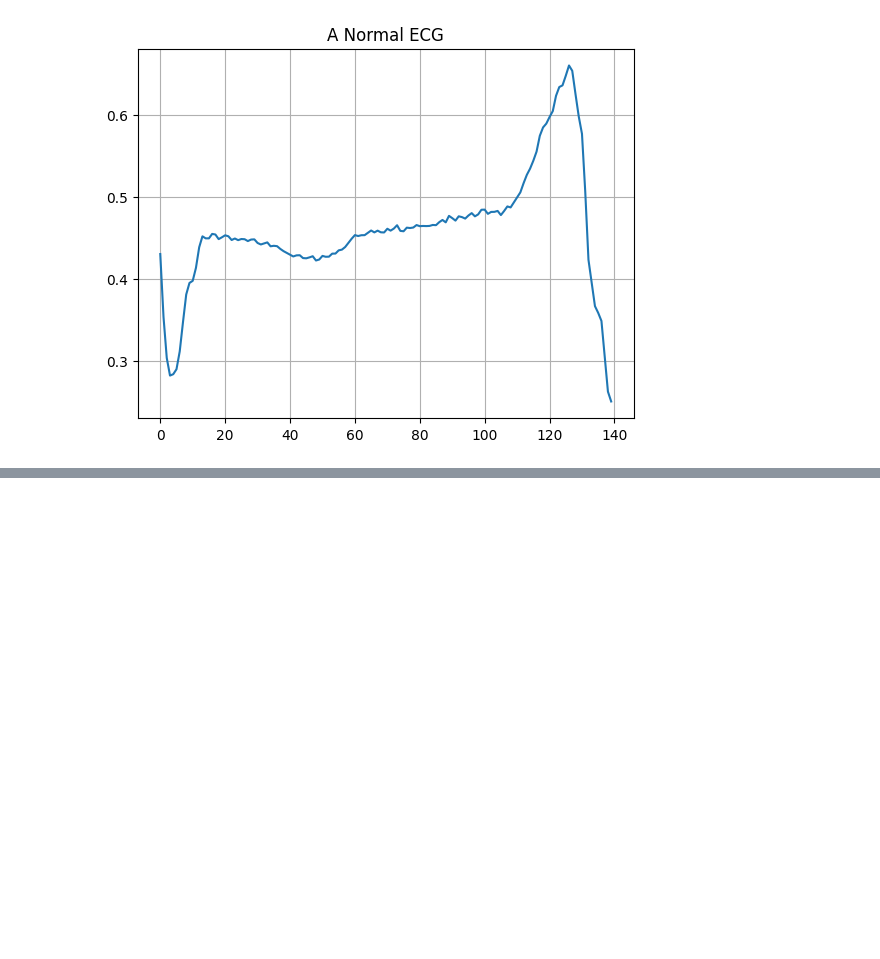
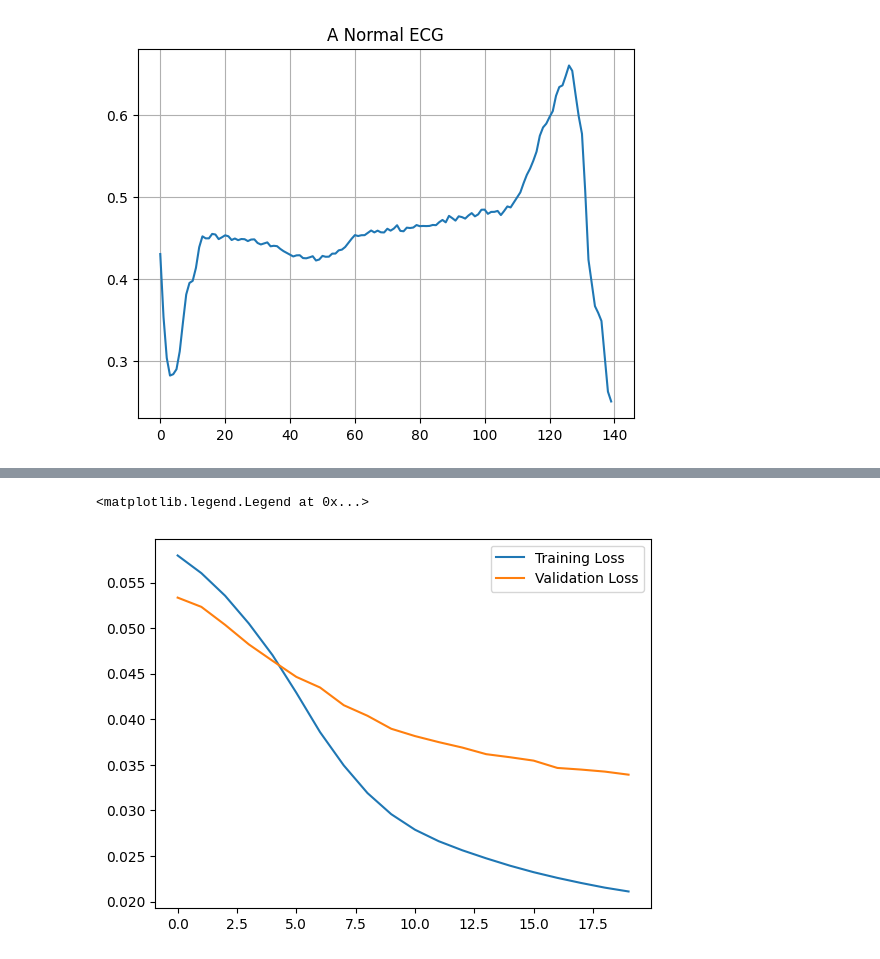
Before and after one commit to saiyaswanth883/DL_Lab, a Jupyter notebook: DL_Lab.ipynb, the cells around one changed output, grey strips where cells are left out. Drawn from its saved outputs; the diff is of its cells as text; code cells hidden in the pictures; blank space fills up the shorter version.

```diff
--- a/DL_Lab.ipynb
+++ b/DL_Lab.ipynb
@@ -302,0 +305,16 @@ plt.show()
+# %%
+class AnomalyDetector(Model):
+  def __init__(self):
+    super(AnomalyDetector, self).__init__()
+    self.encoder = tf.keras. Sequential([ layers. Dense (32, activation="relu"), layers. Dense(16, activation="relu"), layers. Dense (8, activation="relu")])
+    self.decoder = tf.keras.Sequential([ layers. Dense(16, activation="relu"), layers. Dense (32, activation="relu"), layers. Dense (140, activation="sigmoid")])
+
+  def call(self, x):
+    encoded = self.encoder(x)
+    decoded = self.decoder (encoded)
+    return decoded
+autoencoder=AnomalyDetector()
+
+autoencoder.compile(optimizer='adam', loss='mae')
+
+history=autoencoder.fit(normal_train_data, normal_train_data,epochs=20,batch_size=512,validation_data=(test_data, test_data),shuffle=True)
@@ -302,0 +339,7 @@ plt.show()
+# %%
+plt.plot(history.history['loss'], label="Training Loss")
+plt.plot(history.history['val_loss'], label="Validation Loss")
+plt.legend()
+# %% [output]
+<matplotlib.legend.Legend at 0x...>
+[figure, added]
```
Also changed, not shown: parts of 2 cells of this notebook.
